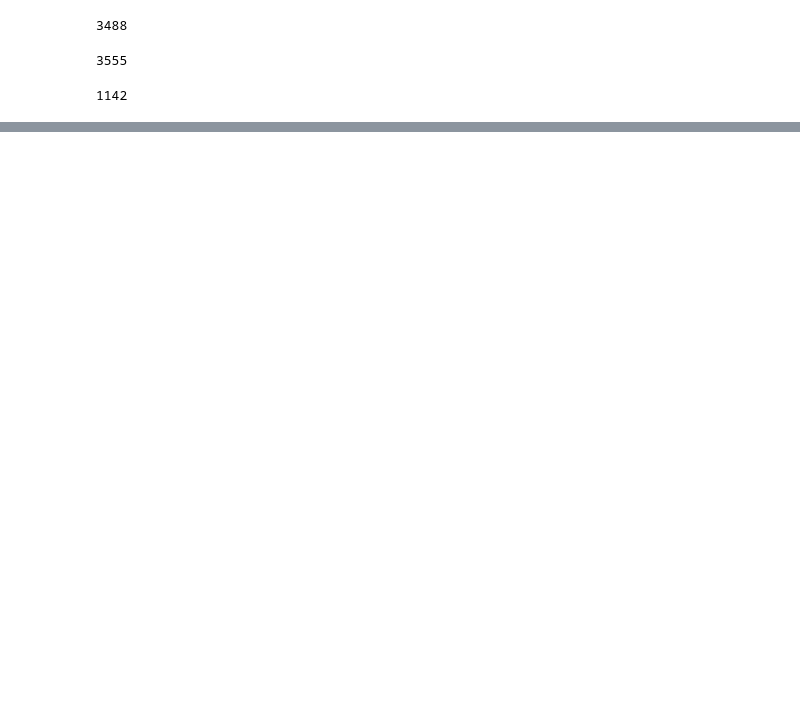
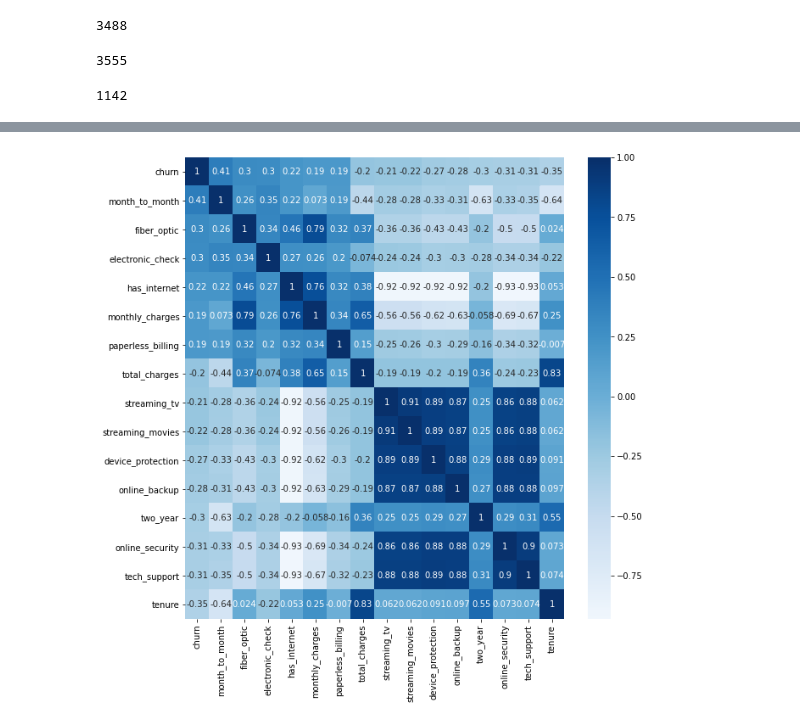
Before and after one commit to cindyvillanuevads/telco_classification_project, a Jupyter notebook: initial_nb_project.ipynb, the cells around one changed output, grey strips where cells are left out. Saved outputs shown, nothing was run; the diff lists cells and outputs as text; code cells hidden in the pictures; blank space fills up the shorter version.

Commit message:
add explore data

```diff
--- a/initial_nb_project.ipynb
+++ b/initial_nb_project.ipynb
@@ -725,0 +593,2 @@ Index(['customer_id', 'senior_citizen', 'partner', 'dependents', 'tenure',
+# %%
+train, validate, test = split_data(df_clean)
@@ -725,0 +605,3 @@ Index(['customer_id', 'senior_citizen', 'partner', 'dependents', 'tenure',
+# %%
+#calculate corr
+train_corr = train.corr()
@@ -725,0 +650,4 @@ Index(['customer_id', 'senior_citizen', 'partner', 'dependents', 'tenure',
+# %%
+#sort values
+cols= train_corr['churn'].sort_values(ascending=False)
+cols
@@ -725,0 +695,2 @@ Index(['customer_id', 'senior_citizen', 'partner', 'dependents', 'tenure',
+# %%
+col_list = list(cols[cols > .18].index)  + list(cols[cols < (-.2)].index)
@@ -725,0 +709,9 @@ Index(['customer_id', 'senior_citizen', 'partner', 'dependents', 'tenure',
+# %%
+#
+plt.figure(figsize=(10,10))
+sns.heatmap(train[col_list].corr() , cmap='Blues', center=0, annot=True)
+
+plt.title('')
+plt.show()
+# %% [output]
+[figure, added]
```
Also changed, not shown: parts of 69 cells of this notebook.
